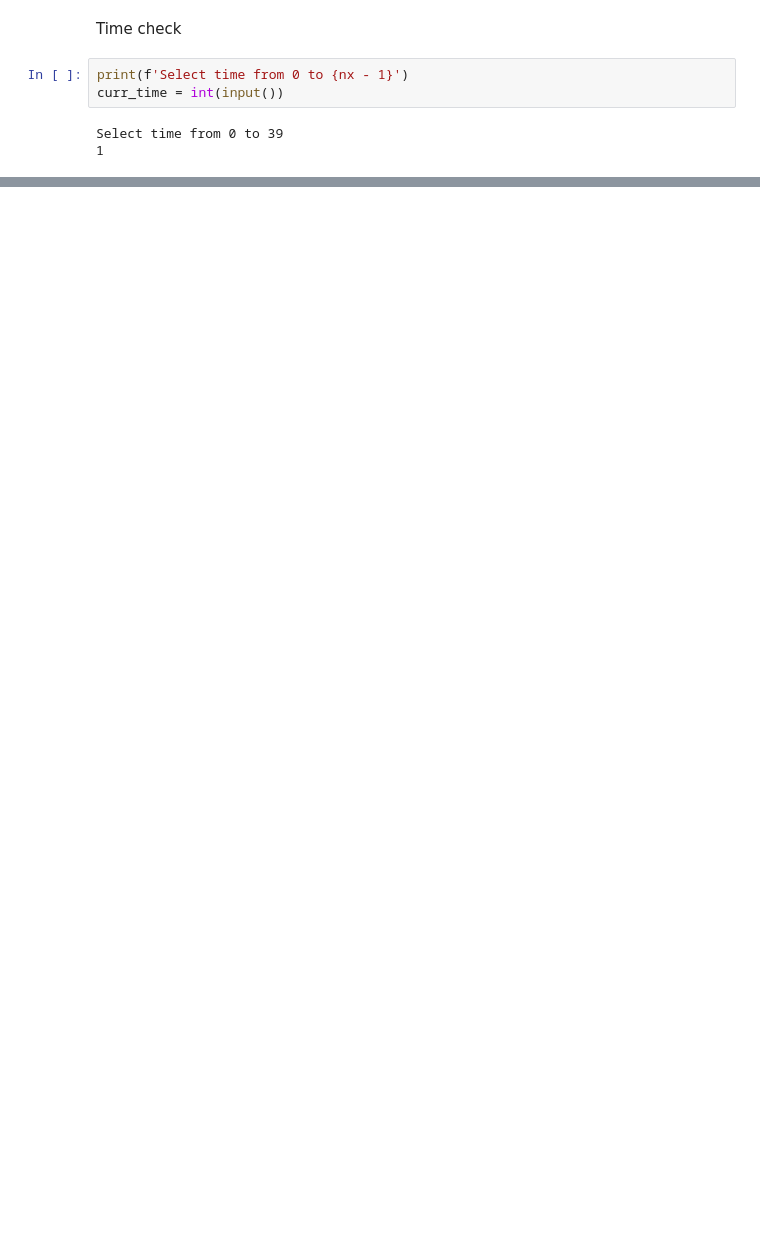
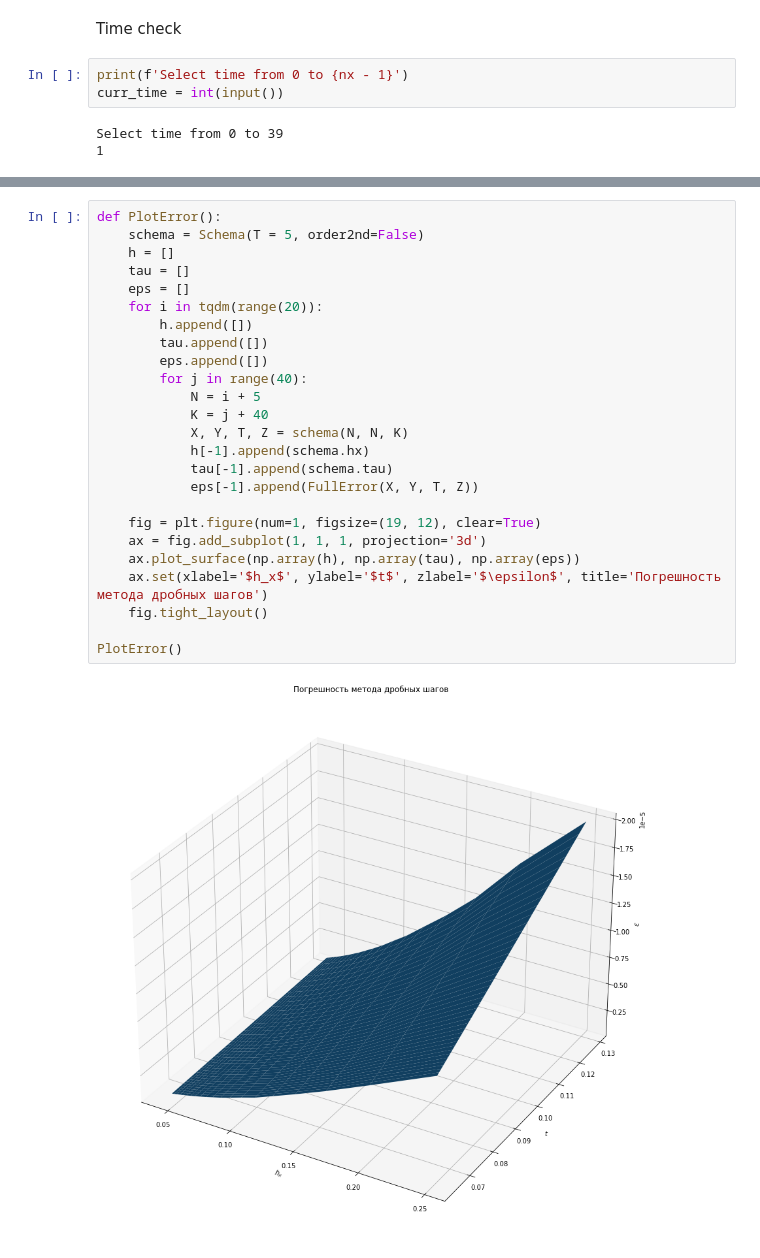
Before and after one commit to DenVankov/Numerical-Methods, a Jupyter notebook: Lab8/lab8_report.ipynb, the cells around one changed output, grey strips where cells are left out. Saved outputs shown, nothing was run; the diff lists cells and outputs as text; blank space fills up the shorter version.

```diff
--- a/Lab8/lab8_report.ipynb
+++ b/Lab8/lab8_report.ipynb
@@ -156,0 +255,27 @@ len=41
+# %%
+def PlotError():
+    schema = Schema(T = 5, order2nd=False)
+    h = []
+    tau = []
+    eps = []
+    for i in tqdm(range(20)):
+        h.append([])
+        tau.append([])
+        eps.append([])
+        for j in range(40):
+            N = i + 5
+            K = j + 40
+            X, Y, T, Z = schema(N, N, K)
+            h[-1].append(schema.hx)
+            tau[-1].append(schema.tau)
+            eps[-1].append(FullError(X, Y, T, Z))
+
+    fig = plt.figure(num=1, figsize=(19, 12), clear=True)
+    ax = fig.add_subplot(1, 1, 1, projection='3d')
+    ax.plot_surface(np.array(h), np.array(tau), np.array(eps))
+    ax.set(xlabel='$h_x$', ylabel='$t$', zlabel='$\epsilon$', title='Погрешность метода дробных шагов')
+    fig.tight_layout()
+
+PlotError()
+# %% [output]
+[figure, added]
```
Also changed, not shown: parts of 5 cells of this notebook, 4 other files.
